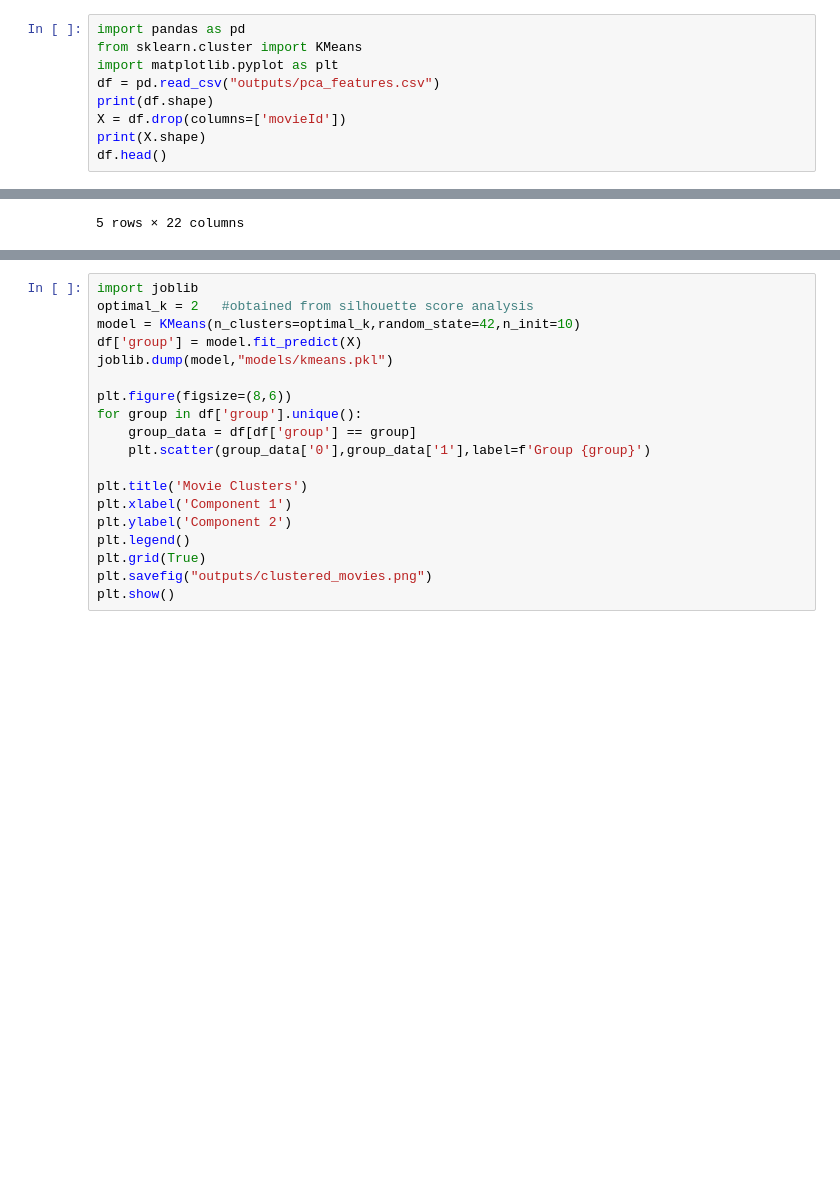
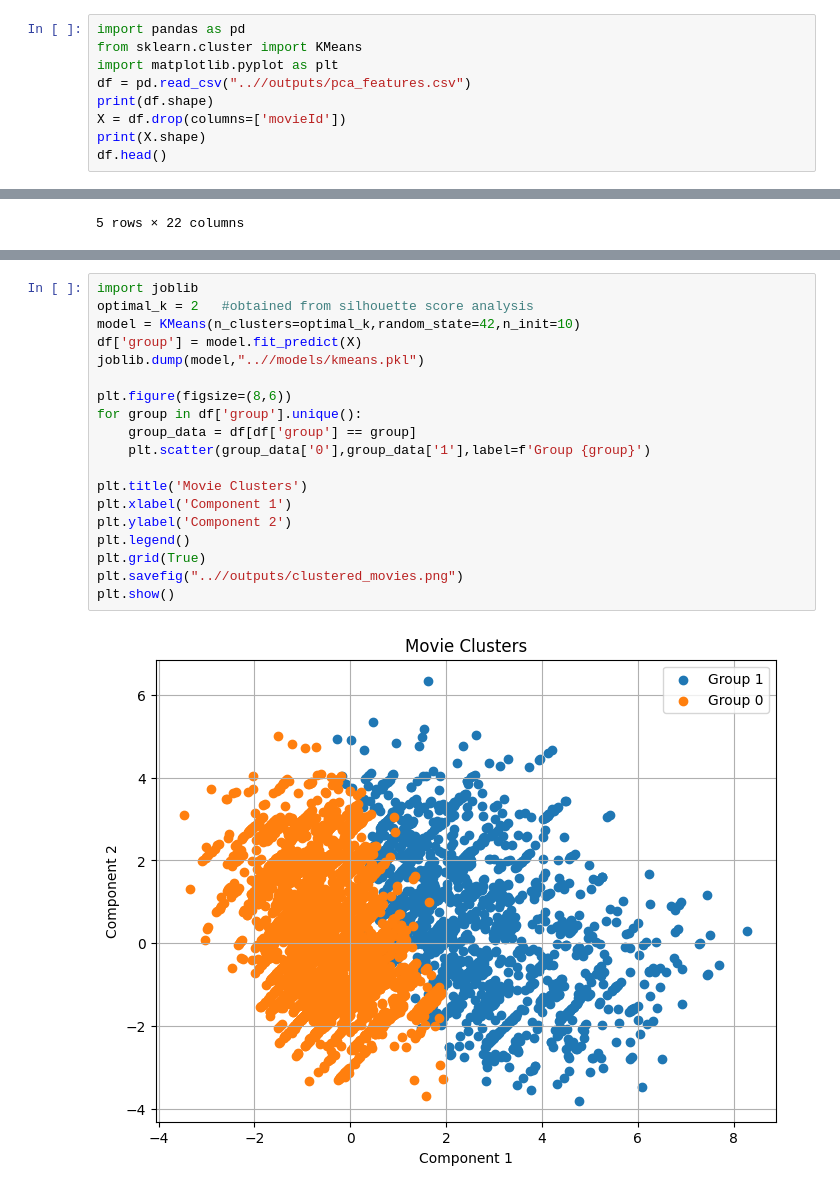
Before and after one commit to mianxabdullah/Movie_Recommendation_System, a Jupyter notebook: notebooks/clustering.ipynb, the cells around one changed output, grey strips where cells are left out. Saved outputs shown, nothing was run; the diff lists cells and outputs as text; blank space fills up the shorter version.

```diff
--- a/notebooks/clustering.ipynb
+++ b/notebooks/clustering.ipynb
@@ -2,7 +2,7 @@
 import pandas as pd
 from sklearn.cluster import KMeans
 import matplotlib.pyplot as plt
-df = pd.read_csv("outputs/pca_features.csv")
+df = pd.read_csv("..//outputs/pca_features.csv")
 print(df.shape)
 X = df.drop(columns=['movieId'])
 print(X.shape)
@@ -56,19 +60,21 @@ plt.show()
 # %%
 import joblib
 optimal_k = 2   #obtained from silhouette score analysis
 model = KMeans(n_clusters=optimal_k,random_state=42,n_init=10)
 df['group'] = model.fit_predict(X)
-joblib.dump(model,"models/kmeans.pkl")
+joblib.dump(model,"..//models/kmeans.pkl")
 
 plt.figure(figsize=(8,6))
 for group in df['group'].unique():
     group_data = df[df['group'] == group]
     plt.scatter(group_data['0'],group_data['1'],label=f'Group {group}')
 
 plt.title('Movie Clusters')
 plt.xlabel('Component 1')
 plt.ylabel('Component 2')
 plt.legend()
 plt.grid(True)
-plt.savefig("outputs/clustered_movies.png")
+plt.savefig("..//outputs/clustered_movies.png")
 plt.show()
+# %% [output]
+[figure, added]
```
Also changed, not shown: parts of 3 cells of this notebook.
